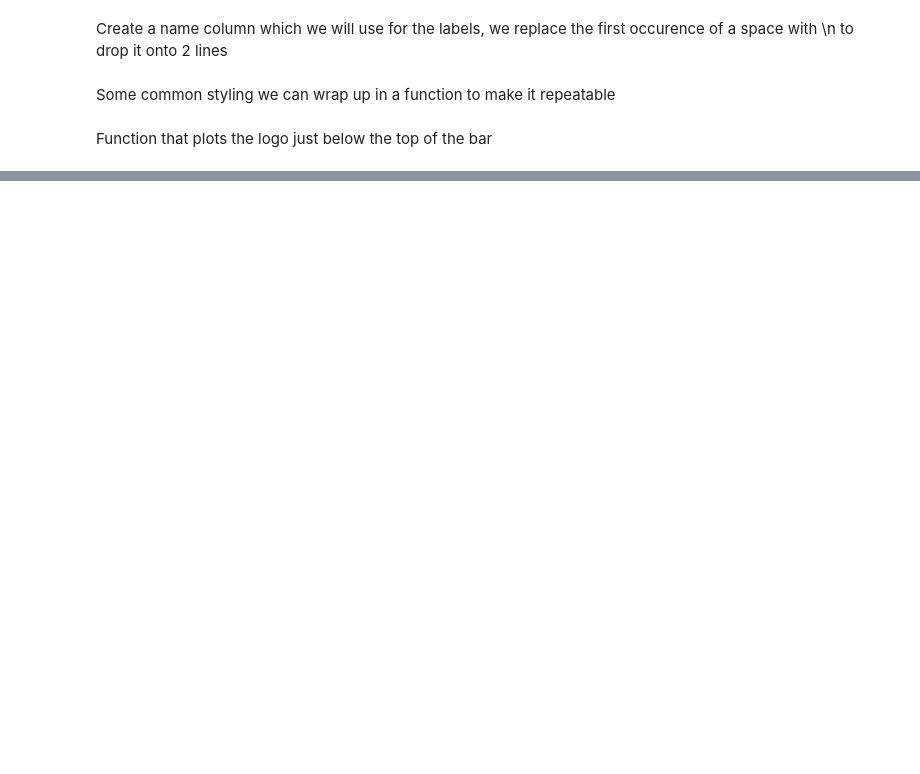
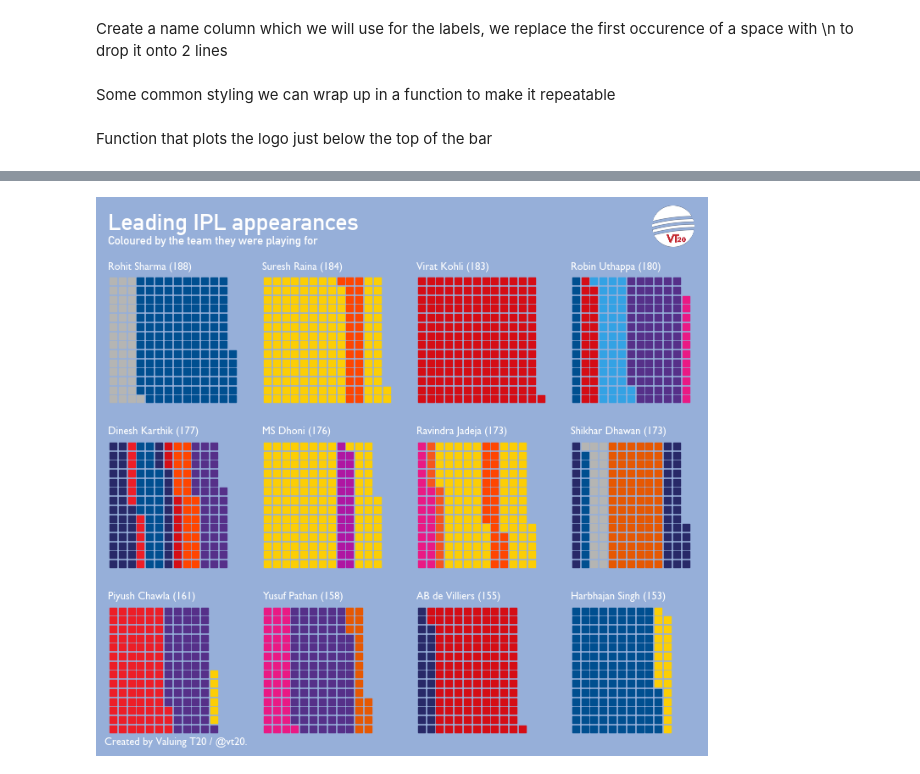
Before and after one commit to ewanharris12/ipl_vizs, a Jupyter notebook: notebooks/appearances_waffles.ipynb, the cells around one changed output, grey strips where cells are left out. Cells and saved outputs as stored; diff of their text form; code cells hidden in the pictures; blank space fills up the shorter version.

Commit message:
saving all team versions

```diff
--- a/notebooks/appearances_waffles.ipynb
+++ b/notebooks/appearances_waffles.ipynb
@@ -75,6 +110,9 @@ Sort by runs scored so we can just plot the top 10 performances
+# %%
+total = appearances.groupby('player')['match_id'].nunique()
+appearances['total'] = appearances['player'].map(total)
 # %%
-individual_performances.sort_values('runs', ascending=False, inplace=True)
+appearances.sort_values(['total','player','date'], ascending=[False, True, True], inplace=True)
 # %% [markdown]
 Create a column of the team's colour so we can colour the bars accordingly
 # %%
-individual_performances['colour'] = individual_performances['team'].apply(lambda x: team_info['primary_colour'].get(x))
+appearances['colour'] = appearances['team'].apply(lambda x: team_info['primary_colour'].get(x))
@@ -86,2 +119,4 @@ individual_performances['image'] = individual_performances['team'].apply(lambda
+# %%
+appearances['2021_team'] = appearances['player'].apply(lambda x: squads['team'].get(x))
 # %% [markdown]
 Create a name column which we will use for the labels, we replace the first occurence of a space with \n to drop it onto 2 lines
@@ -250,0 +146,69 @@ for year in df['year'].unique():
+# %%
+reset_matplotlib()
+n_players = 12
+
+max_n = appearances['total'].max()
+sqroot = math.ceil(math.sqrt(max_n))
+# math.ceil(math.sqrt(apps['total'].max()))
+
+players = appearances['player'].unique()[0:n_players]
+fig, ax = plt.subplots(ncols=4, nrows=3, figsize=(9,7))
+
+fig.set_facecolor(background_colour)
+
+counter = 0
+
+for i in range(0,3):
+    for j in range(0,4):
+        player = players[counter]
+        _df = appearances.loc[appearances['player'] == player]
+        games = _df['total'].max()
+        a = ax[i,j]
+        n = 1
+        for x in range(1,sqroot+1):
+            for y in range(1,sqroot+1):
+                if n > games:
+                    break
+                # print(n)
+                row = _df.iloc[n-1]
+                team = row['team']
+                colour = row['colour']
+                n+=1
+                a.scatter(x,y,marker='s',c=colour, edgecolor=colour)
+                a.set_title(f'{player} ({games})', c=text_colour, fontsize=9, loc='left', fontfamily=main_font)
+
+        # a.axis('square')
+        a.set_xlim([0.5,sqroot+0.5])
+        a.set_ylim([0.5,sqroot+0.5])
+        a.axis('off')
+        counter +=1
+
+plt.subplots_adjust(hspace=0.3)
+
+htext.fig_text(x = 0.125, y = 0.95,
+                    s = f'Leading IPL appearances'
+                    , color = text_colour
+                    , fontsize=title_font_size
+                    , fontfamily=title_font
+                    , fontweight='bold')
+
+htext.fig_text(x = 0.125, y = 0.93,
+                        s = f'Appearances oloured by the team they were playing for'
+                        , color = text_colour
+                        , fontsize=subtitle_font_size
+                        , fontfamily=title_font
+                        , fontstyle='italic')
+
+ax2 = fig.add_axes([0.83,0.93,0.07,0.07]) # badge
+ax2.axis("off")
+img = Image.open(logo_path)
+ax2.imshow(img)
+
+fig.text(0.12, 0.09, "Created by Valuing T20 / @vt20.",
+        fontstyle="italic",fontsize=9, fontfamily=main_font, color=text_colour)
+
+fig.savefig(root_path + f'/outputs/total_appearances/all_time.jpg', facecolor=fig.get_facecolor(), dpi=500, bbox_inches = 'tight')
+
+plt.show()
+# %% [output]
+[figure, added]
```
Also changed, not shown: parts of 25 cells of this notebook, 8 other files.
